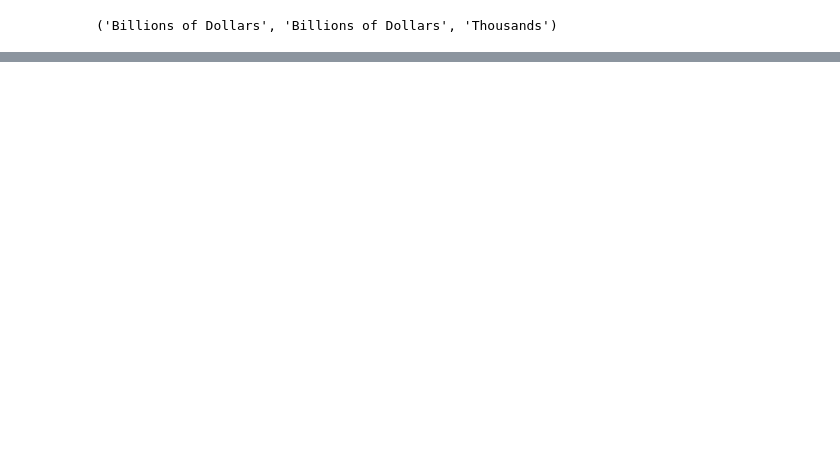
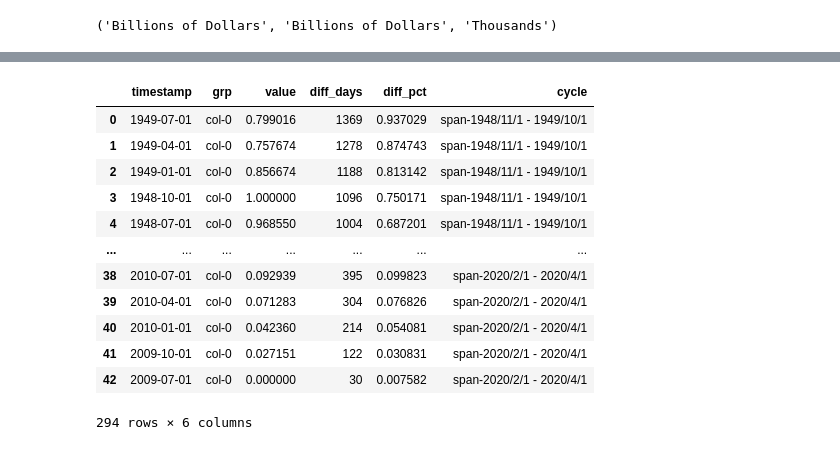
Before and after one commit to IMTorgOpenDataTools/macroecon-wrappy, a Jupyter notebook: notebooks/test.ipynb, the cells around one changed output, grey strips where cells are left out. Saved outputs shown, nothing was run; the diff lists cells and outputs as text; code cells hidden in the pictures; blank space fills up the shorter version.

Commit message:
add initial take a comparing multiple cycles within the same graph

```diff
--- a/notebooks/test.ipynb
+++ b/notebooks/test.ipynb
@@ -63,3 +71,22 @@ from macroecon_wrappy import plots
 plots.graph_ts_js(output, cols=[], recession_bars=True, log_scale='y')
 # %% [output]
 [interactive output not drawn]
+# %%
+output = Measure([gdp], recessions)
+tmp = output.to_long_by_cycle()
+tmp = tmp[tmp.grp=='col-0']
+tmp
+# %% [output]
+|  | timestamp | grp | value | diff_days | diff_pct | cycle |
+| 0 | 1949-07-01 | col-0 | 0.799016 | 1369 | 0.937029 | span-1948/11/1 - 1949/10/1 |
+| 1 | 1949-04-01 | col-0 | 0.757674 | 1278 | 0.874743 | span-1948/11/1 - 1949/10/1 |
+| 2 | 1949-01-01 | col-0 | 0.856674 | 1188 | 0.813142 | span-1948/11/1 - 1949/10/1 |
+| 3 | 1948-10-01 | col-0 | 1.000000 | 1096 | 0.750171 | span-1948/11/1 - 1949/10/1 |
+| 4 | 1948-07-01 | col-0 | 0.968550 | 1004 | 0.687201 | span-1948/11/1 - 1949/10/1 |
+| ... | ... | ... | ... | ... | ... | ... |
+| 38 | 2010-07-01 | col-0 | 0.092939 | 395 | 0.099823 | span-2020/2/1 - 2020/4/1 |
+| 39 | 2010-04-01 | col-0 | 0.071283 | 304 | 0.076826 | span-2020/2/1 - 2020/4/1 |
+| 40 | 2010-01-01 | col-0 | 0.042360 | 214 | 0.054081 | span-2020/2/1 - 2020/4/1 |
+| 41 | 2009-10-01 | col-0 | 0.027151 | 122 | 0.030831 | span-2020/2/1 - 2020/4/1 |
+| 42 | 2009-07-01 | col-0 | 0.000000 | 30 | 0.007582 | span-2020/2/1 - 2020/4/1 |
+294 rows × 6 columns
```
Also changed, not shown: parts of 7 cells of this notebook, 8 other files.
